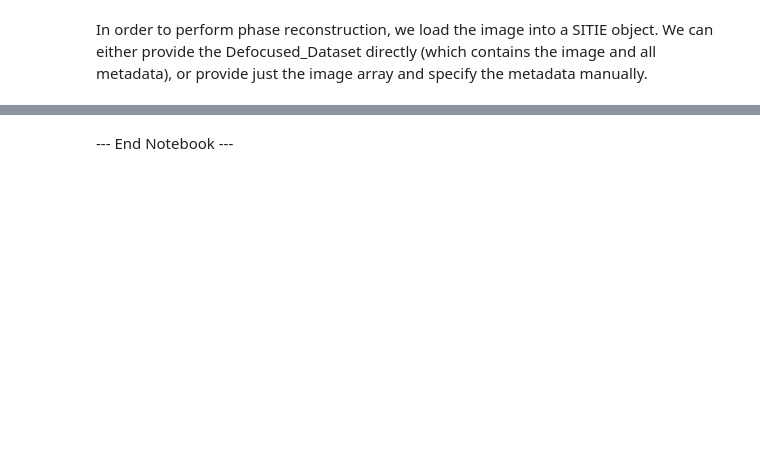
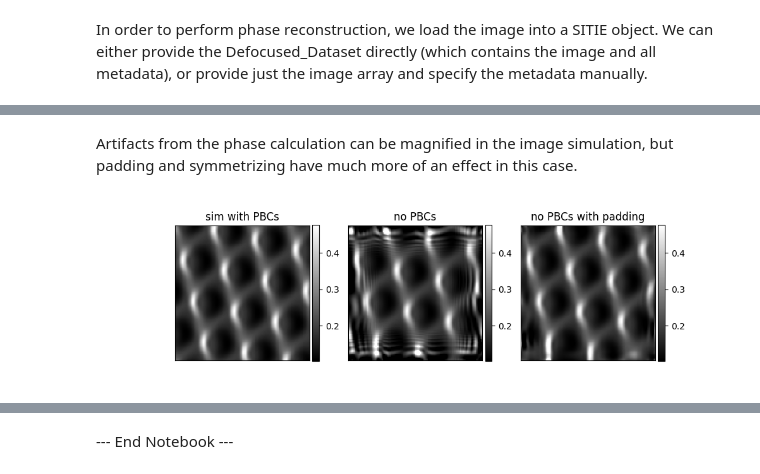
Before and after one commit to PyLorentz/PyLorentz, a Jupyter notebook: Examples/02_SIM_demo.ipynb, the cells around one changed output, grey strips where cells are left out. Saved outputs shown, nothing was run; the diff lists cells and outputs as text; code cells hidden in the pictures; blank space fills up the shorter version.

```diff
--- a/Examples/02_SIM_demo.ipynb
+++ b/Examples/02_SIM_demo.ipynb
@@ -306,0 +324,7 @@ plt.show()
+# %%
+sim_crop = sim_lattice.copy()
+crop = 8
+sim_crop.mags = sim_crop.mags[:,:,crop:-crop,crop:-crop]
+print(f"original shape: {sim_lattice.shape}, cropped shape: {sim_crop.shape}")
+sim_crop.show_mags(num_arrows=24, arrow_size=7, arrow_width=0.7, show_scale=True)
+show_im(np.tile(sim_crop.Mz, (3,3)), title="No longer periodic magnetization")
@@ -306,0 +336,9 @@ plt.show()
+# %%
+sample_params2 = {
+    "B0" : 7.3e3, # gauss
+    "sample_xip0" : 100, # nm
+    "sample_V0" : 20, # Demonstrating the effects
+}
+
+sim_lattice.set_sample_params(sample_params2)
+sim_crop.set_sample_params(sample_params2)
@@ -306,0 +374,41 @@ plt.show()
+# %% [markdown]
+Artifacts from the phase calculation can be magnified in the image simulation, but padding and symmetrizing have much more of an effect in this case.
+# %%
+scope = Microscope(
+    E=beam_energy,
+    Cs=200e3,
+    theta_c=0.01e-3,
+    def_spr=80,
+)
+
+defvals = [-500_000]
+
+## either a padded shape must be given or sym=True to avoid artifacts here
+dd_full = sim_lattice.sim_images(
+    defocus_values=defvals,
+    scope=scope,
+    verbose=0,
+)
+
+dd_crop = sim_crop.sim_images(
+    defocus_values=defvals,
+    scope=scope,
+    verbose=0,
+)
+
+dd_crop_pad = sim_crop.sim_images(
+    defocus_values=defvals,
+    scope=scope,
+    pad=True,
+    pad_mode = "reflect", # default is reflect
+    verbose=0,
+)
+
+vmin, vmax = dd_full.image.min(), dd_full.image.max()
+fig, axs = plt.subplots(ncols=3, figsize=(10,3))
+show_im(dd_full.image[crop:-crop,crop:-crop], title="sim with PBCs", figax=(fig, axs[0]), ticks_off=True, vmin=vmin, vmax=vmax)
+show_im(dd_crop.image, title="no PBCs", figax=(fig, axs[1]), ticks_off=True, vmin=vmin, vmax=vmax)
+show_im(dd_crop_pad.image, title="no PBCs with padding", figax=(fig, axs[2]), ticks_off=True, vmin=vmin, vmax=vmax)
+plt.show()
+# %% [output]
+[figure, added]
```
Also changed, not shown: parts of 16 cells of this notebook, 11 other files.
